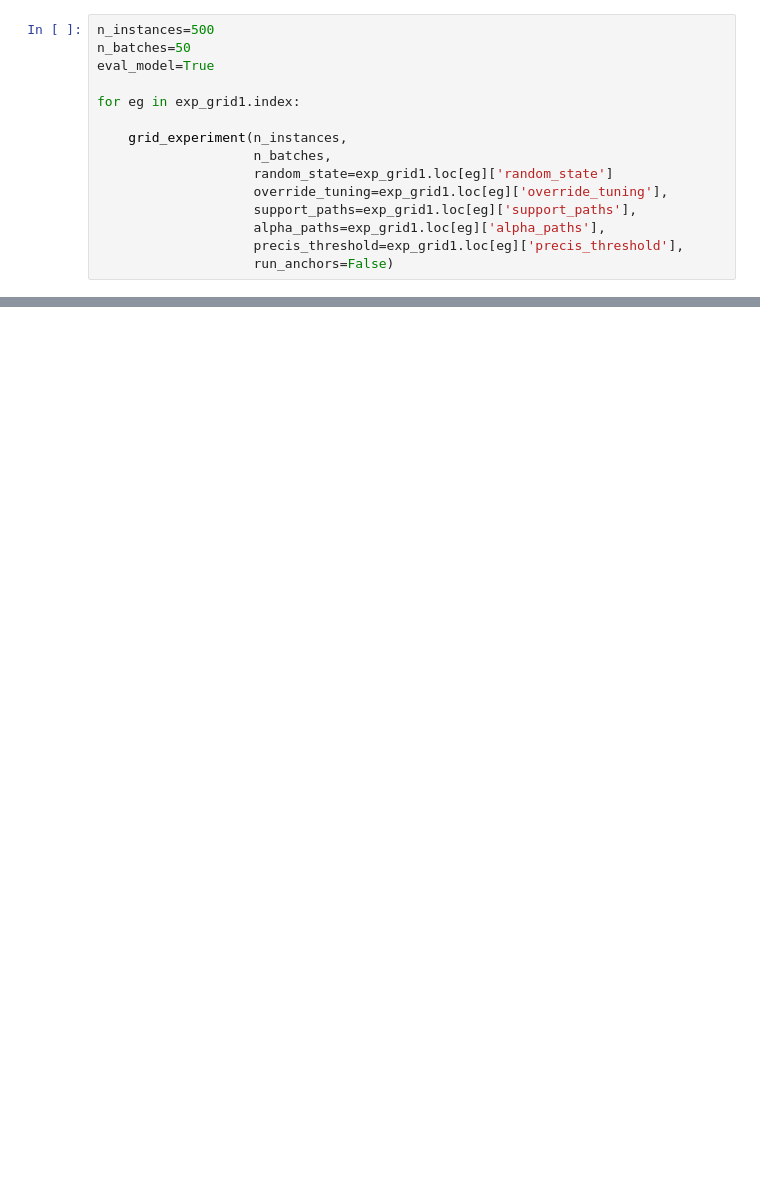
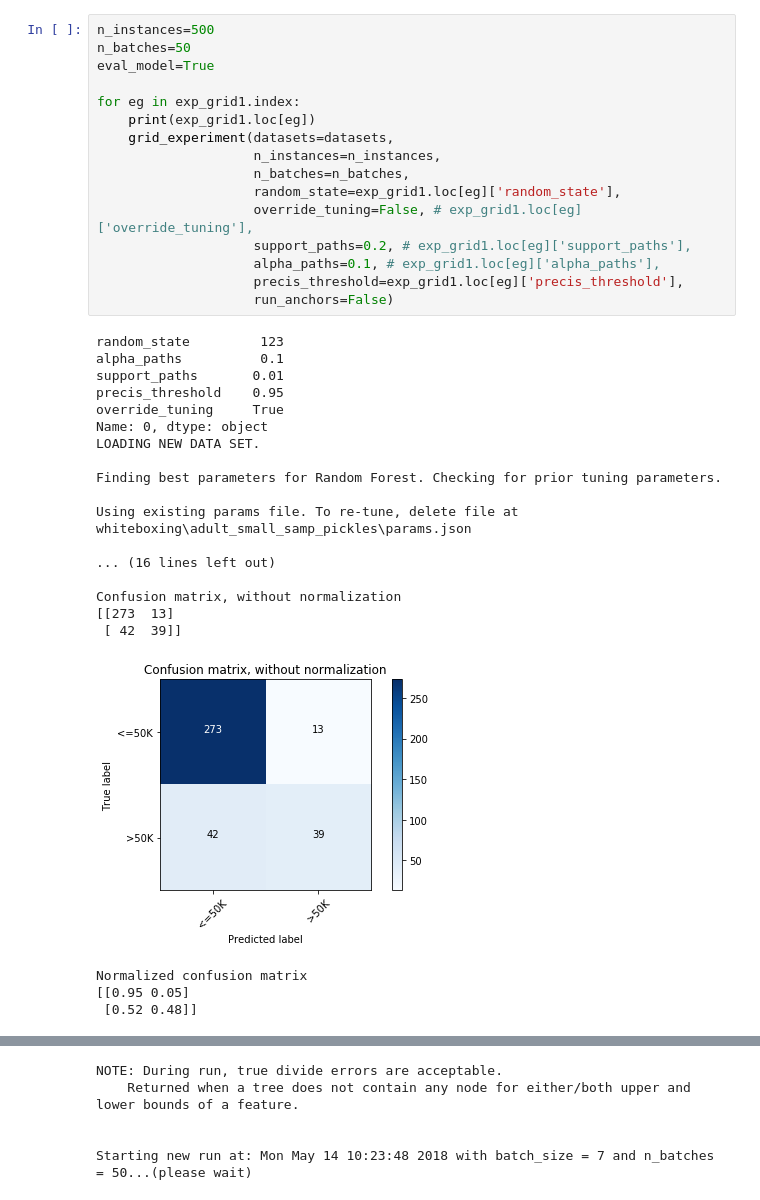
Before and after one commit to julianhatwell/interpret_basics2, a Jupyter notebook: Whiteboxing Experiments Unattended Tuning.ipynb, the cells around one changed output, grey strips where cells are left out. Saved outputs shown, nothing was run; the diff lists cells and outputs as text; blank space fills up the shorter version.

```diff
--- a/Whiteboxing Experiments Unattended Tuning.ipynb
+++ b/Whiteboxing Experiments Unattended Tuning.ipynb
@@ -24,15 +142,38 @@ exp_grid1 = DataFrame([(r, a, s, p, o) for r, a, s, p, o in zip(random_state,
 # %%
 n_instances=500
 n_batches=50
 eval_model=True
 
 for eg in exp_grid1.index:
-
-    grid_experiment(n_instances,
-                    n_batches,
-                    random_state=exp_grid1.loc[eg]['random_state']
-                    override_tuning=exp_grid1.loc[eg]['override_tuning'],
-                    support_paths=exp_grid1.loc[eg]['support_paths'],
-                    alpha_paths=exp_grid1.loc[eg]['alpha_paths'],
+    print(exp_grid1.loc[eg])
+    grid_experiment(datasets=datasets,
+                    n_instances=n_instances,
+                    n_batches=n_batches,
+                    random_state=exp_grid1.loc[eg]['random_state'],
+                    override_tuning=False, # exp_grid1.loc[eg]['override_tuning'],
+                    support_paths=0.2, # exp_grid1.loc[eg]['support_paths'],
+                    alpha_paths=0.1, # exp_grid1.loc[eg]['alpha_paths'],
                     precis_threshold=exp_grid1.loc[eg]['precis_threshold'],
                     run_anchors=False)
+# %% [output]
+random_state         123
+alpha_paths          0.1
+support_paths       0.01
+precis_threshold    0.95
+override_tuning     True
+Name: 0, dtype: object
+LOADING NEW DATA SET.
+
+Finding best parameters for Random Forest. Checking for prior tuning parameters.
+
+Using existing params file. To re-tune, delete file at whiteboxing\adult_small_samp_pickles\params.json
+
+... (16 lines left out)
+
+Confusion matrix, without normalization
+[[273  13]
+ [ 42  39]]
+[figure, added]
+Normalized confusion matrix
+[[0.95 0.05]
+ [0.52 0.48]]
@@ -38,0 +181,5 @@ for eg in exp_grid1.index:
+NOTE: During run, true divide errors are acceptable.
+    Returned when a tree does not contain any node for either/both upper and lower bounds of a feature.
+
+
+Starting new run at: Mon May 14 10:23:48 2018 with batch_size = 7 and n_batches = 50...(please wait)
```
Also changed, not shown: parts of 4 cells of this notebook, 2 other files.
